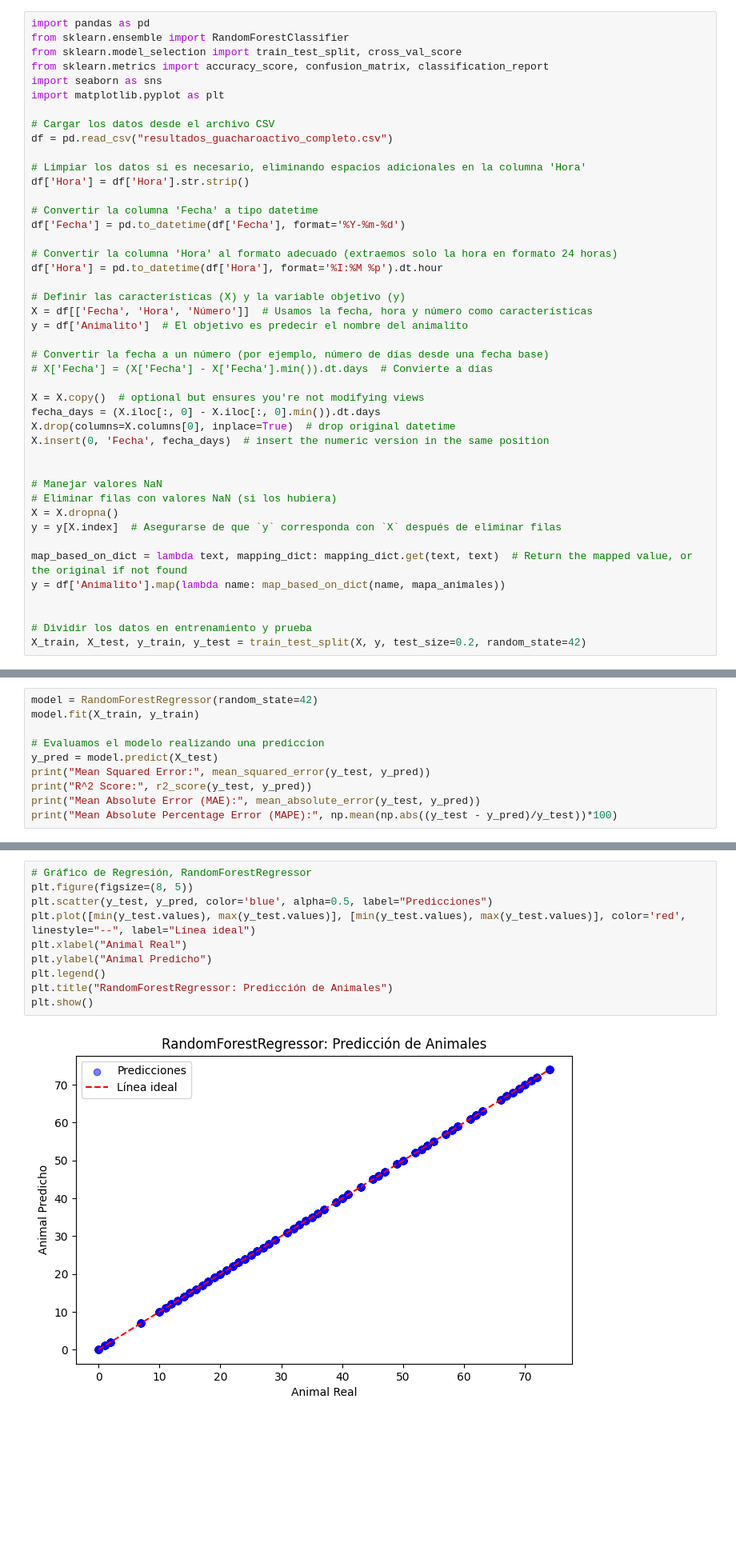
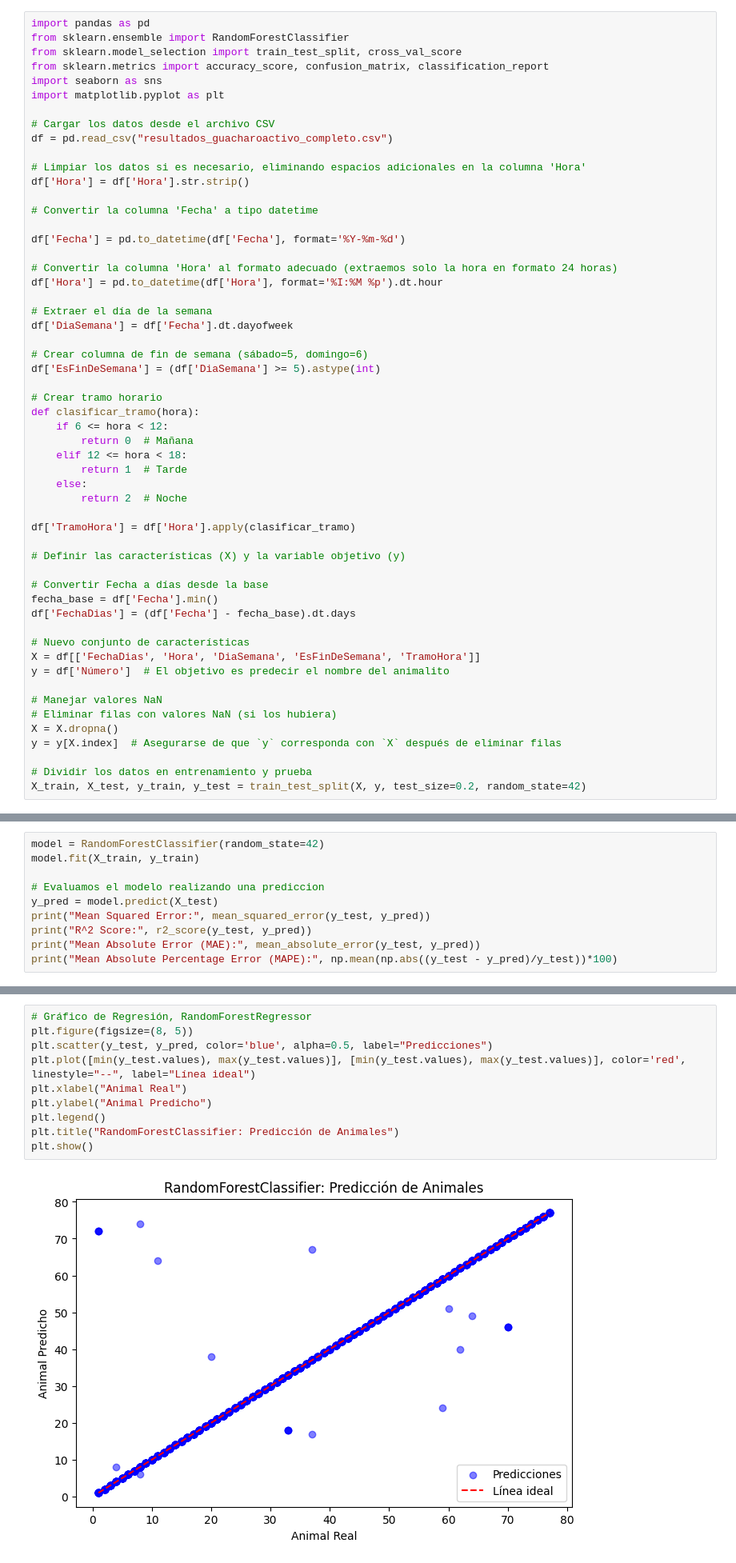
Before and after one commit to PhoenixDwarf/FORK-Inteligencia-artificial-computacion-U, a Jupyter notebook: Examen Final/Animalitos/analisis.ipynb, the cells around one changed output, grey strips where cells are left out. Shown at 80% size. Cells and saved outputs as stored; diff of their text form; blank space fills up the shorter version.

Commit message:
Feat - improve csv data and model

```diff
--- a/Examen Final/Animalitos/analisis.ipynb
+++ b/Examen Final/Animalitos/analisis.ipynb
@@ -79,33 +79,44 @@ df = pd.read_csv("resultados_guacharoactivo_completo.csv")
 df['Hora'] = df['Hora'].str.strip()
 
 # Convertir la columna 'Fecha' a tipo datetime
+
 df['Fecha'] = pd.to_datetime(df['Fecha'], format='%Y-%m-%d')
 
 # Convertir la columna 'Hora' al formato adecuado (extraemos solo la hora en formato 24 horas)
 df['Hora'] = pd.to_datetime(df['Hora'], format='%I:%M %p').dt.hour
 
+# Extraer el día de la semana
+df['DiaSemana'] = df['Fecha'].dt.dayofweek
+
+# Crear columna de fin de semana (sábado=5, domingo=6)
+df['EsFinDeSemana'] = (df['DiaSemana'] >= 5).astype(int)
+
+# Crear tramo horario
+def clasificar_tramo(hora):
+    if 6 <= hora < 12:
+        return 0  # Mañana
+    elif 12 <= hora < 18:
+        return 1  # Tarde
+    else:
+        return 2  # Noche
+
+df['TramoHora'] = df['Hora'].apply(clasificar_tramo)
+
 # Definir las características (X) y la variable objetivo (y)
-X = df[['Fecha', 'Hora', 'Número']]  # Usamos la fecha, hora y número como características
-y = df['Animalito']  # El objetivo es predecir el nombre del animalito
 
-# Convertir la fecha a un número (por ejemplo, número de días desde una fecha base)
-# X['Fecha'] = (X['Fecha'] - X['Fecha'].min()).dt.days  # Convierte a días
+# Convertir Fecha a días desde la base
+fecha_base = df['Fecha'].min()
+df['FechaDias'] = (df['Fecha'] - fecha_base).dt.days
 
-X = X.copy()  # optional but ensures you're not modifying views
-fecha_days = (X.iloc[:, 0] - X.iloc[:, 0].min()).dt.days
-X.drop(columns=X.columns[0], inplace=True)  # drop original datetime
-X.insert(0, 'Fecha', fecha_days)  # insert the numeric version in the same position
-
+# Nuevo conjunto de características
+X = df[['FechaDias', 'Hora', 'DiaSemana', 'EsFinDeSemana', 'TramoHora']]
+y = df['Número']  # El objetivo es predecir el nombre del animalito
 
 # Manejar valores NaN
 # Eliminar filas con valores NaN (si los hubiera)
 X = X.dropna()
 y = y[X.index]  # Asegurarse de que `y` corresponda con `X` después de eliminar filas
 
-map_based_on_dict = lambda text, mapping_dict: mapping_dict.get(text, text)  # Return the mapped value, or the original if not found
-y = df['Animalito'].map(lambda name: map_based_on_dict(name, mapa_animales))
-
-
 # Dividir los datos en entrenamiento y prueba
 X_train, X_test, y_train, y_test = train_test_split(X, y, test_size=0.2, random_state=42)
 # %%
@@ -116,5 +158,5 @@ from sklearn.metrics import mean_squared_error, r2_score, mean_absolute_error
 # %%
-model = RandomForestRegressor(random_state=42)
+model = RandomForestClassifier(random_state=42)
 model.fit(X_train, y_train)
 
 # Evaluamos el modelo realizando una prediccion
@@ -131,12 +173,12 @@ Mean Absolute Percentage Error (MAPE): 0.0
 # %%
 # Gráfico de Regresión, RandomForestRegressor
 plt.figure(figsize=(8, 5))
 plt.scatter(y_test, y_pred, color='blue', alpha=0.5, label="Predicciones")
 plt.plot([min(y_test.values), max(y_test.values)], [min(y_test.values), max(y_test.values)], color='red', linestyle="--", label="Línea ideal")
 plt.xlabel("Animal Real")
 plt.ylabel("Animal Predicho")
 plt.legend()
-plt.title("RandomForestRegressor: Predicción de Animales")
+plt.title("RandomForestClassifier: Predicción de Animales")
 plt.show()
 # %% [output]
-[figure, old version]
+[figure, new version]
```
Also changed, not shown: parts of 21 cells of this notebook, 1 other file.
